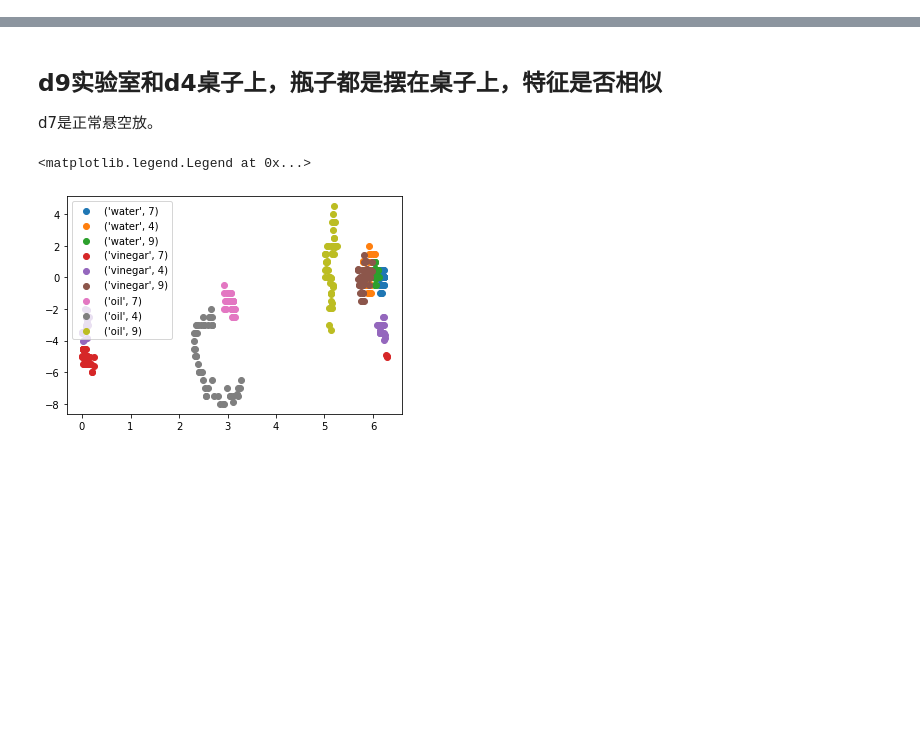
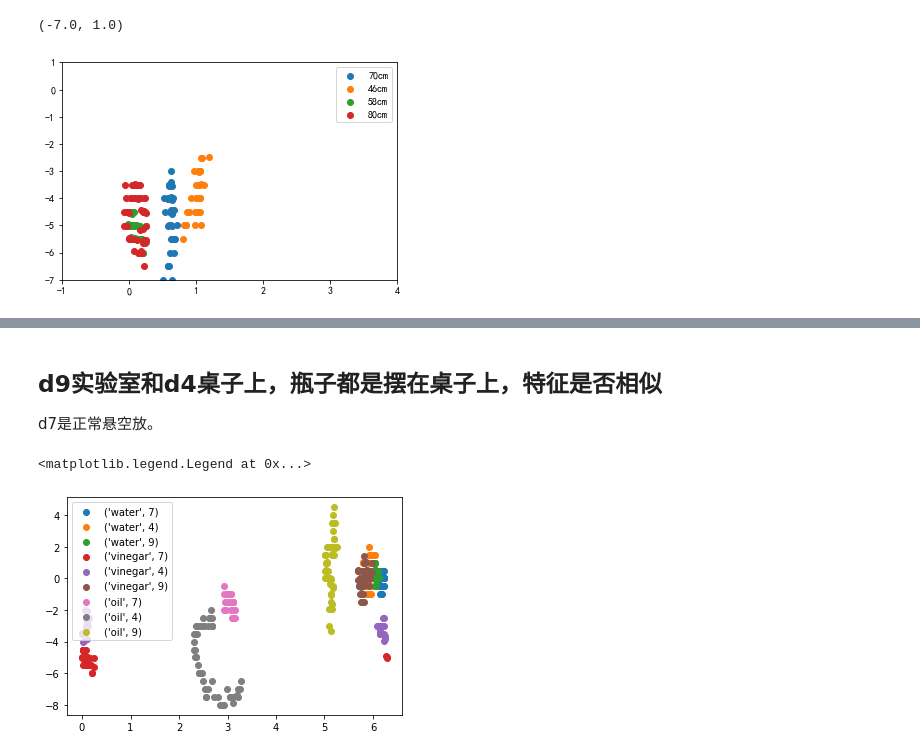
Before and after one commit to Jennifer331/Scripts, a Jupyter notebook: python/jupter/实验分析/5-9特征不稳定性分析.ipynb, the cells around one changed output, grey strips where cells are left out. Cells and saved outputs as stored; diff of their text form; code cells hidden in the pictures; blank space fills up the shorter version.

```diff
--- a/python/jupter/实验分析/Untitled4.ipynb
+++ b/python/jupter/实验分析/5-9特征不稳定性分析.ipynb
@@ -42,0 +55,17 @@ plt.legend(ds)
+# %%
+# ds = [1, 3, 4, 6, 7, 8, 9]
+# labels = ['70cm', '桌子上', '桌子上轴心旋转', '46cm', '58cm', '80cm', '实验室']
+ds = [1, 6, 7, 8]
+labels = ['70cm', '46cm', '58cm', '80cm']
+for d in ds:
+    df_h = pd.read_csv(os.path.join(folder_clean, 'd%d_vinegar_f_kde.csv' % d))
+    df_t = pd.read_csv(os.path.join(folder_clean, 'd%d_vinegar_t_kde.csv' % d))
+    phase_diff = np.unwrap(df_h['PHASE']) - np.unwrap(df_t['PHASE'])
+#     phase_diff[phase_diff < 0] += 2*np.pi
+    plt.scatter(phase_diff, df_h['RSSI'] - df_t['RSSI'])
+plt.legend(labels)
+plt.xlim([-1, 4])
+plt.ylim([-7, 1])
+# %% [output]
+(-7.0, 1.0)
+[figure, added]
```
Also changed, not shown: parts of 13 cells of this notebook, 11 other files.
